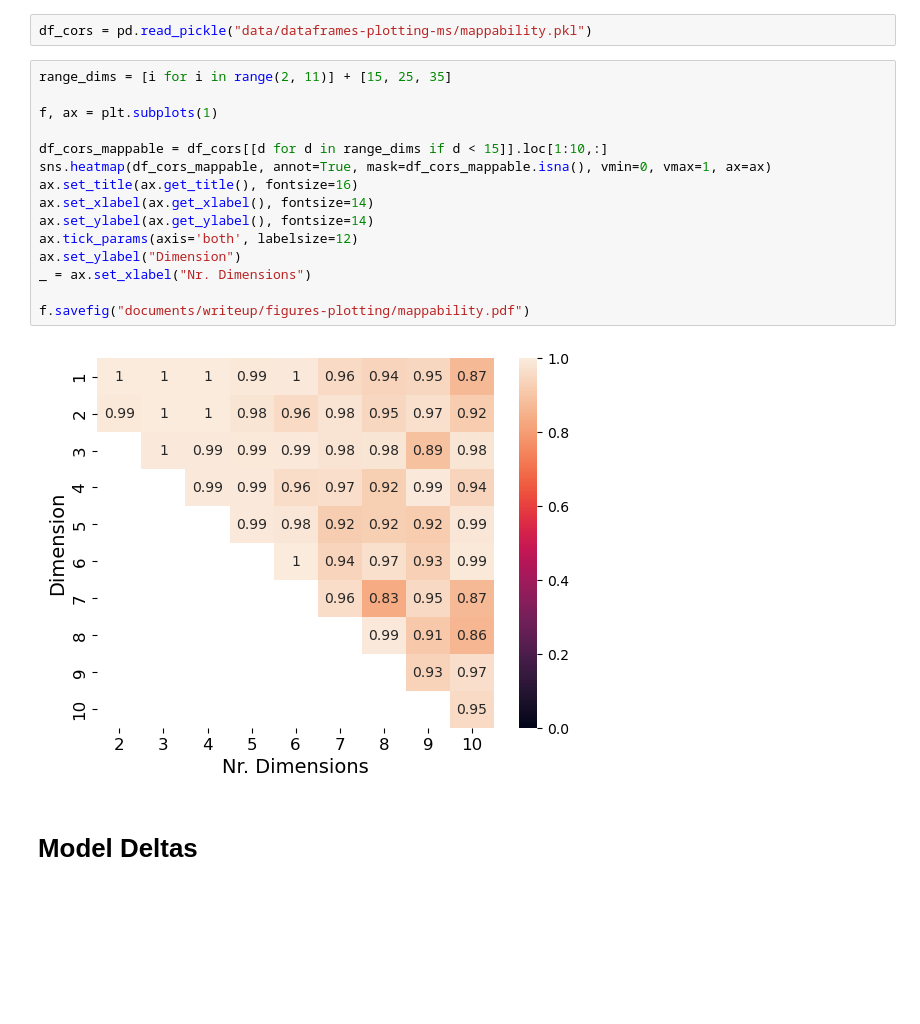
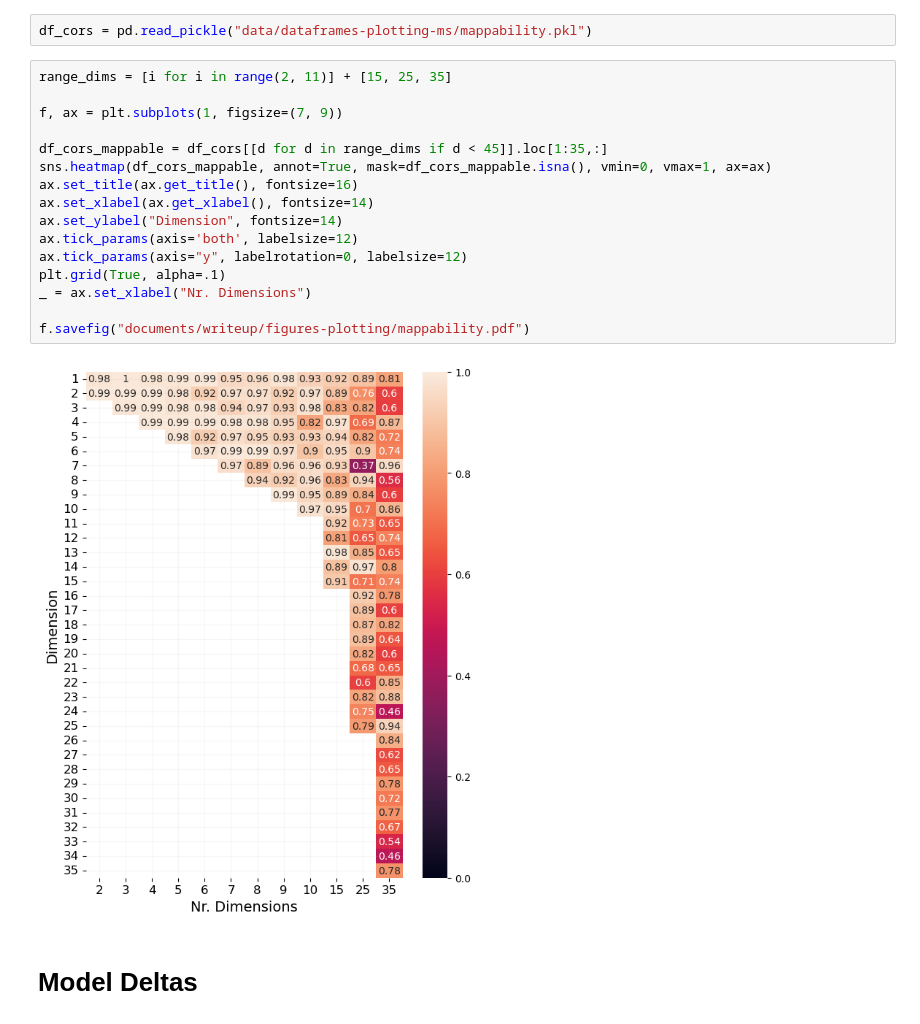
Before and after one commit to MirkoTh/semantic-representations-ID, a Jupyter notebook: plot-figures-ms.ipynb, the cells around one changed output. Drawn from its saved outputs; the diff is of its cells as text; blank space fills up the shorter version.

Commit message:
plot more dimensionalities for mapping between halves

```diff
--- a/plot-figures-ms.ipynb
+++ b/plot-figures-ms.ipynb
@@ -110,20 +110,21 @@ df_cors = pd.read_pickle("data/dataframes-plotting-ms/mappability.pkl")
 # %%
 range_dims = [i for i in range(2, 11)] + [15, 25, 35]
 
-f, ax = plt.subplots(1)
+f, ax = plt.subplots(1, figsize=(7, 9))
 
-df_cors_mappable = df_cors[[d for d in range_dims if d < 15]].loc[1:10,:]
+df_cors_mappable = df_cors[[d for d in range_dims if d < 45]].loc[1:35,:]
 sns.heatmap(df_cors_mappable, annot=True, mask=df_cors_mappable.isna(), vmin=0, vmax=1, ax=ax)
 ax.set_title(ax.get_title(), fontsize=16)
 ax.set_xlabel(ax.get_xlabel(), fontsize=14)
-ax.set_ylabel(ax.get_ylabel(), fontsize=14)
+ax.set_ylabel("Dimension", fontsize=14)
 ax.tick_params(axis='both', labelsize=12)
-ax.set_ylabel("Dimension")
+ax.tick_params(axis="y", labelrotation=0, labelsize=12)
+plt.grid(True, alpha=.1)
 _ = ax.set_xlabel("Nr. Dimensions")
 
 f.savefig("documents/writeup/figures-plotting/mappability.pdf")
 # %% [output]
-[figure, old version]
+[figure, new version]
 # %% [markdown]
 # Model Deltas
 # %%
```
Also changed, not shown: parts of 5 cells of this notebook.
